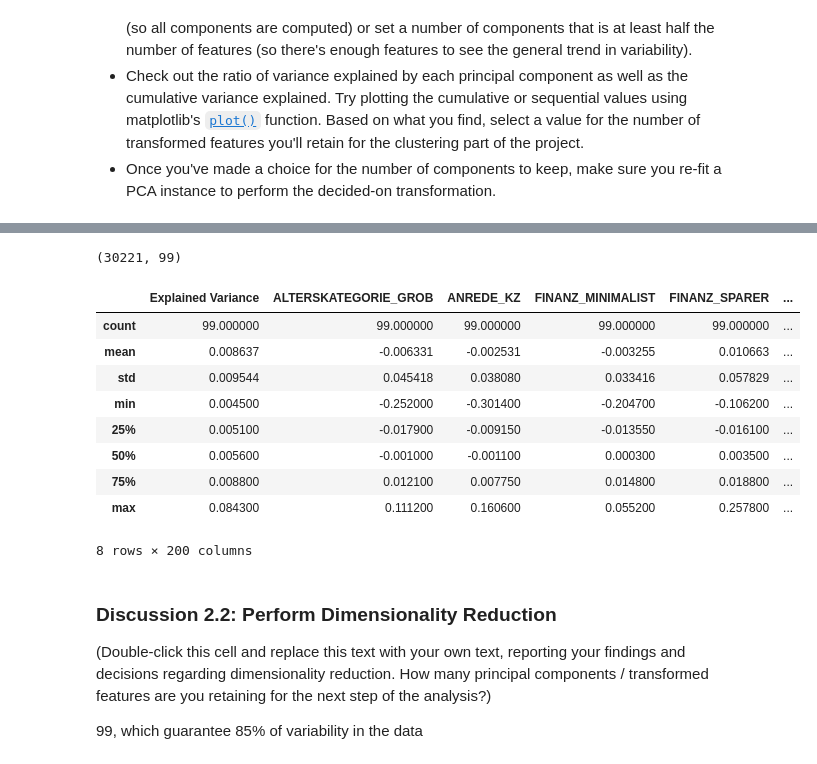
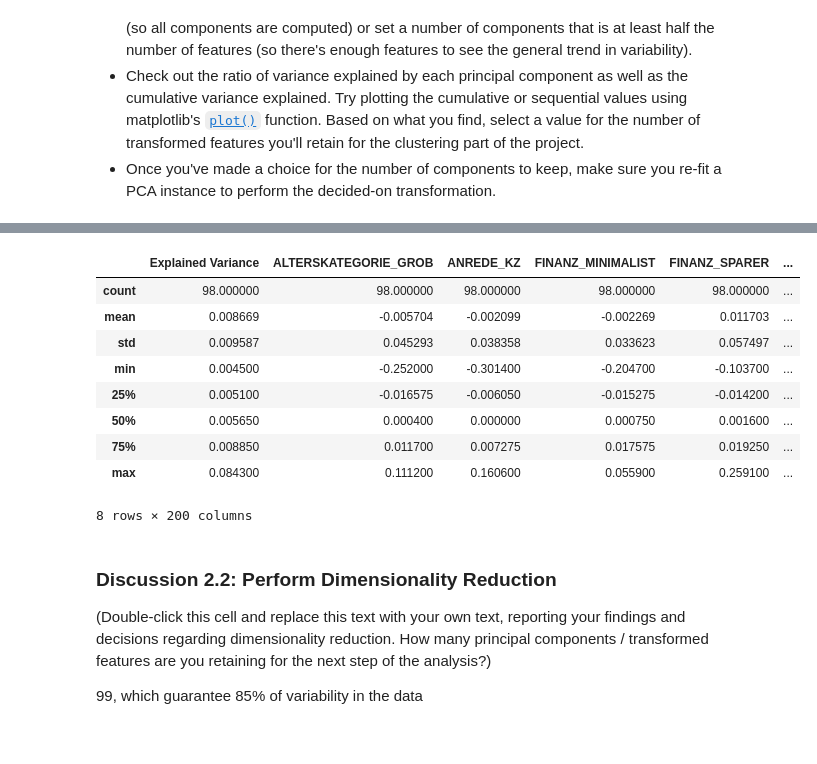
Before and after one commit to jihangshin/udacity, a Jupyter notebook: Identify Customer Segments/Identify_Customer_Segments.ipynb, the cells around one changed output, grey strips where cells are left out. Cells and saved outputs as stored; diff of their text form; code cells hidden in the pictures.

```diff
--- a/Identify Customer Segments/Identify_Customer_Segments.ipynb
+++ b/Identify Customer Segments/Identify_Customer_Segments.ipynb
@@ -852,0 +911,6 @@ X_pca = pca.fit_transform(data_ss)
+# %%
+# Re-apply PCA to the data while selecting for number of components to retain.
+num_comps = 98
+pca, X_pca = do_pca(num_comps, df_ss)
+comp_selected = pca_results_wo_plot(df_ss, pca)
+comp_selected.head()
@@ -925,19 +929,15 @@ comp_check.head()
-# %%
-X_pca.shape
-# %% [output]
-(30221, 99)
 # %%
-comp_check.describe()
+comp_selected.describe()
 # %% [output]
 |  | Explained Variance | ALTERSKATEGORIE_GROB | ANREDE_KZ | FINANZ_MINIMALIST | FINANZ_SPARER | ... |
-| count | 99.000000 | 99.000000 | 99.000000 | 99.000000 | 99.000000 | ... |
-| mean | 0.008637 | -0.006331 | -0.002531 | -0.003255 | 0.010663 | ... |
-| std | 0.009544 | 0.045418 | 0.038080 | 0.033416 | 0.057829 | ... |
-| min | 0.004500 | -0.252000 | -0.301400 | -0.204700 | -0.106200 | ... |
-| 25% | 0.005100 | -0.017900 | -0.009150 | -0.013550 | -0.016100 | ... |
-| 50% | 0.005600 | -0.001000 | -0.001100 | 0.000300 | 0.003500 | ... |
-| 75% | 0.008800 | 0.012100 | 0.007750 | 0.014800 | 0.018800 | ... |
-| max | 0.084300 | 0.111200 | 0.160600 | 0.055200 | 0.257800 | ... |
+| count | 98.000000 | 98.000000 | 98.000000 | 98.000000 | 98.000000 | ... |
+| mean | 0.008669 | -0.005704 | -0.002099 | -0.002269 | 0.011703 | ... |
+| std | 0.009587 | 0.045293 | 0.038358 | 0.033623 | 0.057497 | ... |
+| min | 0.004500 | -0.252000 | -0.301400 | -0.204700 | -0.103700 | ... |
+| 25% | 0.005100 | -0.016575 | -0.006050 | -0.015275 | -0.014200 | ... |
+| 50% | 0.005650 | 0.000400 | 0.000000 | 0.000750 | 0.001600 | ... |
+| 75% | 0.008850 | 0.011700 | 0.007275 | 0.017575 | 0.019250 | ... |
+| max | 0.084300 | 0.111200 | 0.160600 | 0.055900 | 0.259100 | ... |
 8 rows × 200 columns
 # %% [markdown]
 ### Discussion 2.2: Perform Dimensionality Reduction
```
Also changed, not shown: parts of 61 cells of this notebook, 1 other file.
